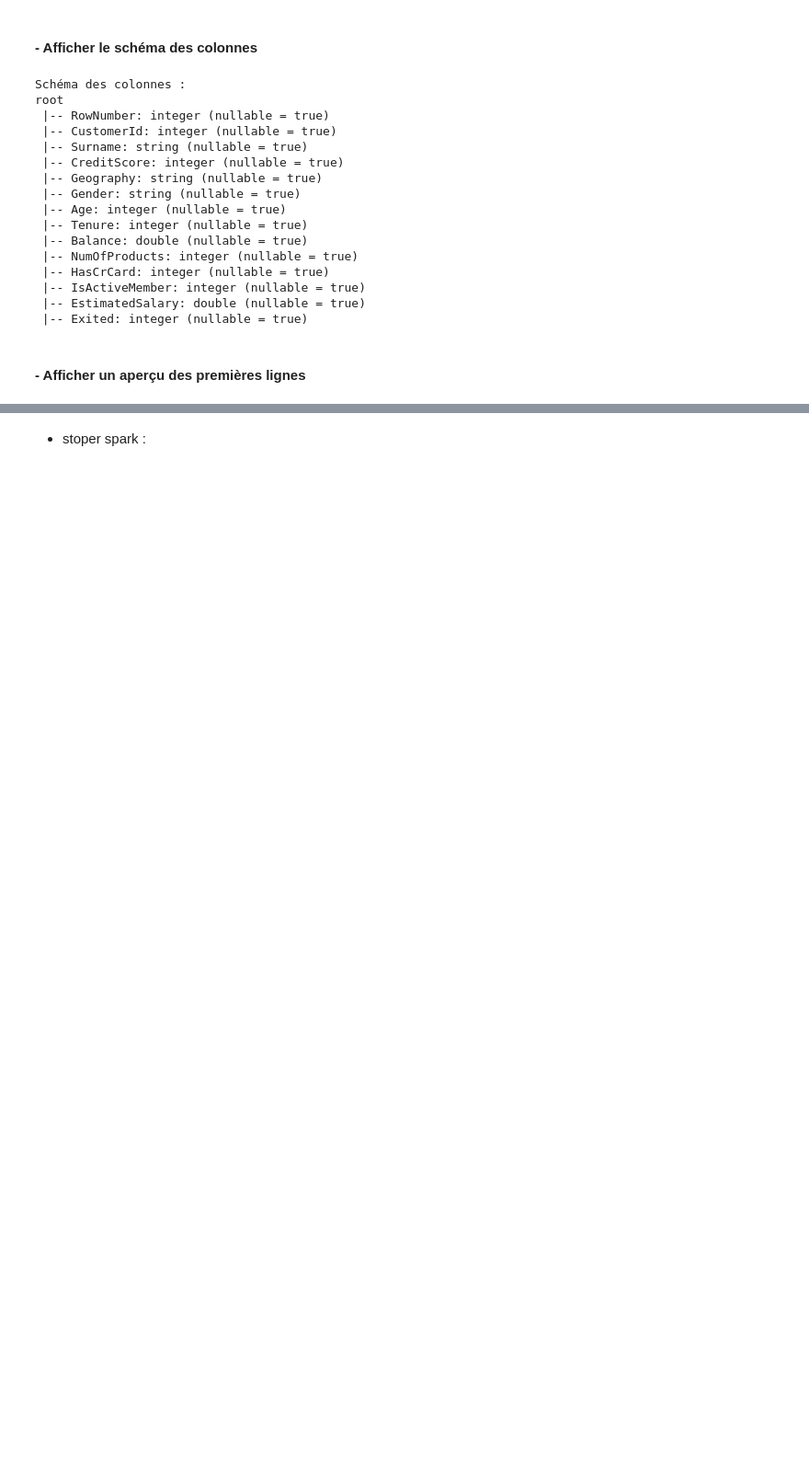
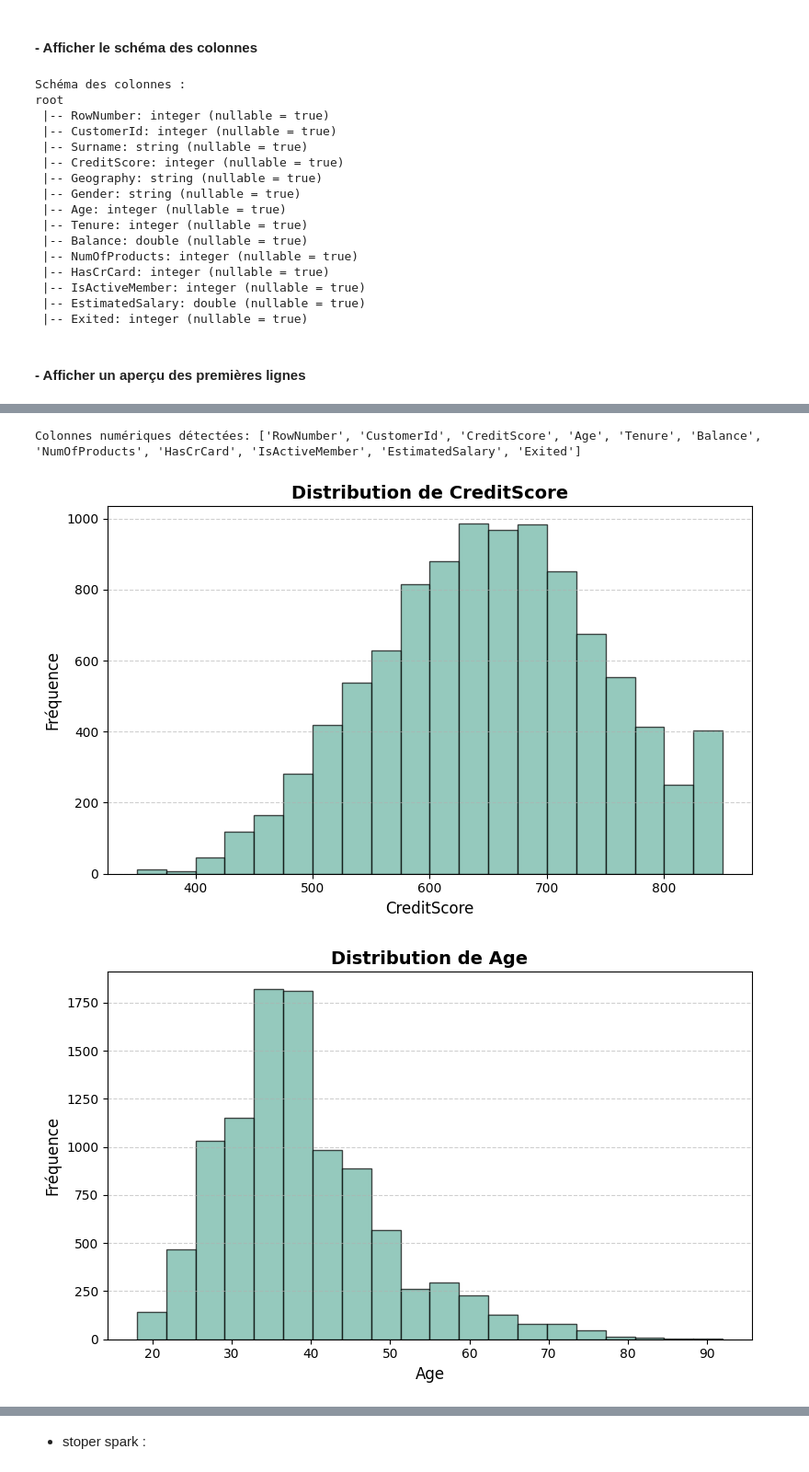
Before and after one commit to bouchramilo/BankAttritionFlow, a Jupyter notebook: notebooks/Eda.ipynb, the cells around one changed output, grey strips where cells are left out. Shown at 92% size. Saved outputs shown, nothing was run; the diff lists cells and outputs as text; code cells hidden in the pictures; blank space fills up the shorter version.

Commit message:
feature : detection des outliers et visualisation

```diff
--- a/notebooks/Eda.ipynb
+++ b/notebooks/Eda.ipynb
@@ -125,0 +247,17 @@ only showing top 5 rows
+# %%
+numeric_cols = [col_name for col_name, dtype in df_clients.dtypes if dtype in ("int", "double")]
+print("Colonnes numériques détectées:", numeric_cols)
+# %% [output]
+Colonnes numériques détectées: ['RowNumber', 'CustomerId', 'CreditScore', 'Age', 'Tenure', 'Balance', 'NumOfProducts', 'HasCrCard', 'IsActiveMember', 'EstimatedSalary', 'Exited']
+# %%
+
+pdf = df_clients.toPandas()
+
+num_cols = ['CreditScore', 'Age', 'Tenure', 'Balance', 'EstimatedSalary']
+
+
+for col in num_cols:
+    viz(pdf, col)
+# %% [output]
+[figure, added]
+[figure, added]
```
Also changed, not shown: parts of 20 cells of this notebook, 4 other files.
